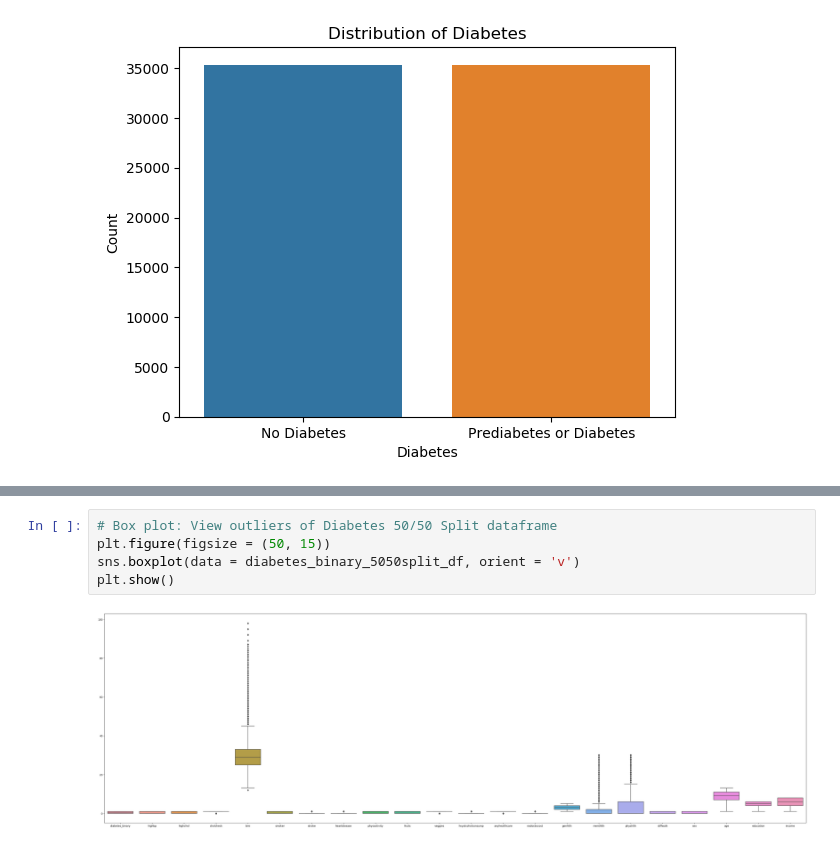
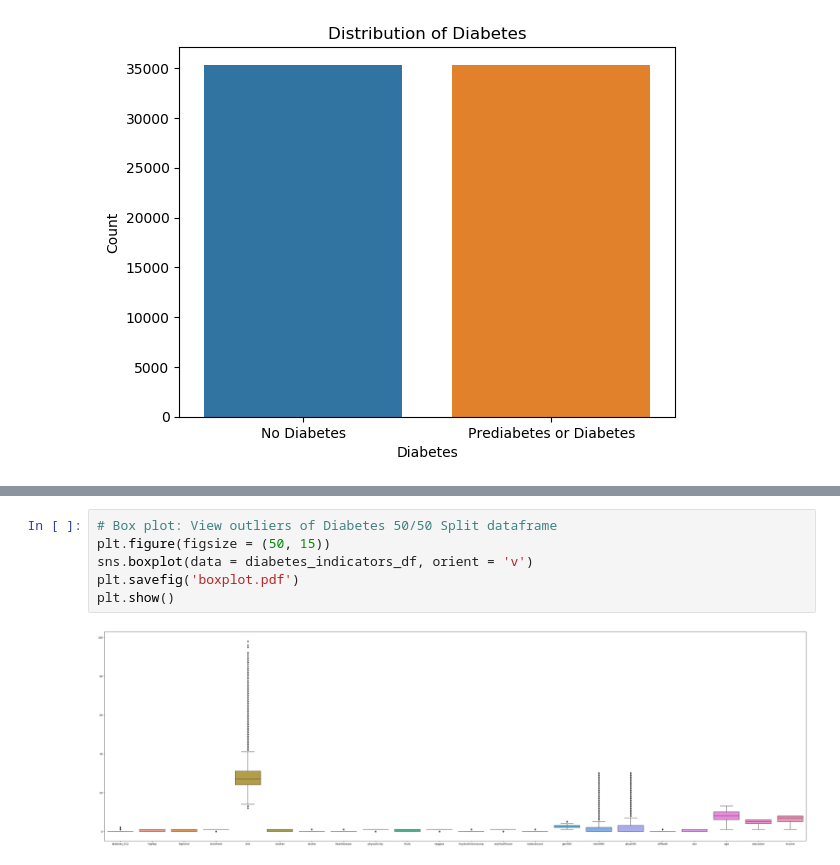
Before and after one commit to ChrisGarciaDS/Predict-Diabetes-Cloud, a Jupyter notebook: analysisNotebook.ipynb, the cells around one changed output, grey strips where cells are left out. Saved outputs shown, nothing was run; the diff lists cells and outputs as text.

```diff
--- a/analysisNotebook.ipynb
+++ b/analysisNotebook.ipynb
@@ -486,10 +449,11 @@ plt.show()
 # %%
 # Box plot: View outliers of Diabetes 50/50 Split dataframe
 plt.figure(figsize = (50, 15))
-sns.boxplot(data = diabetes_binary_5050split_df, orient = 'v')
+sns.boxplot(data = diabetes_indicators_df, orient = 'v')
+plt.savefig('boxplot.pdf')
 plt.show()
 # %% [output]
-[figure, old version]
+[figure, new version]
 # %%
 # Heat map: Correlation between all variables
 plt.figure(figsize = (10,8))
```
Also changed, not shown: parts of 44 cells of this notebook.
